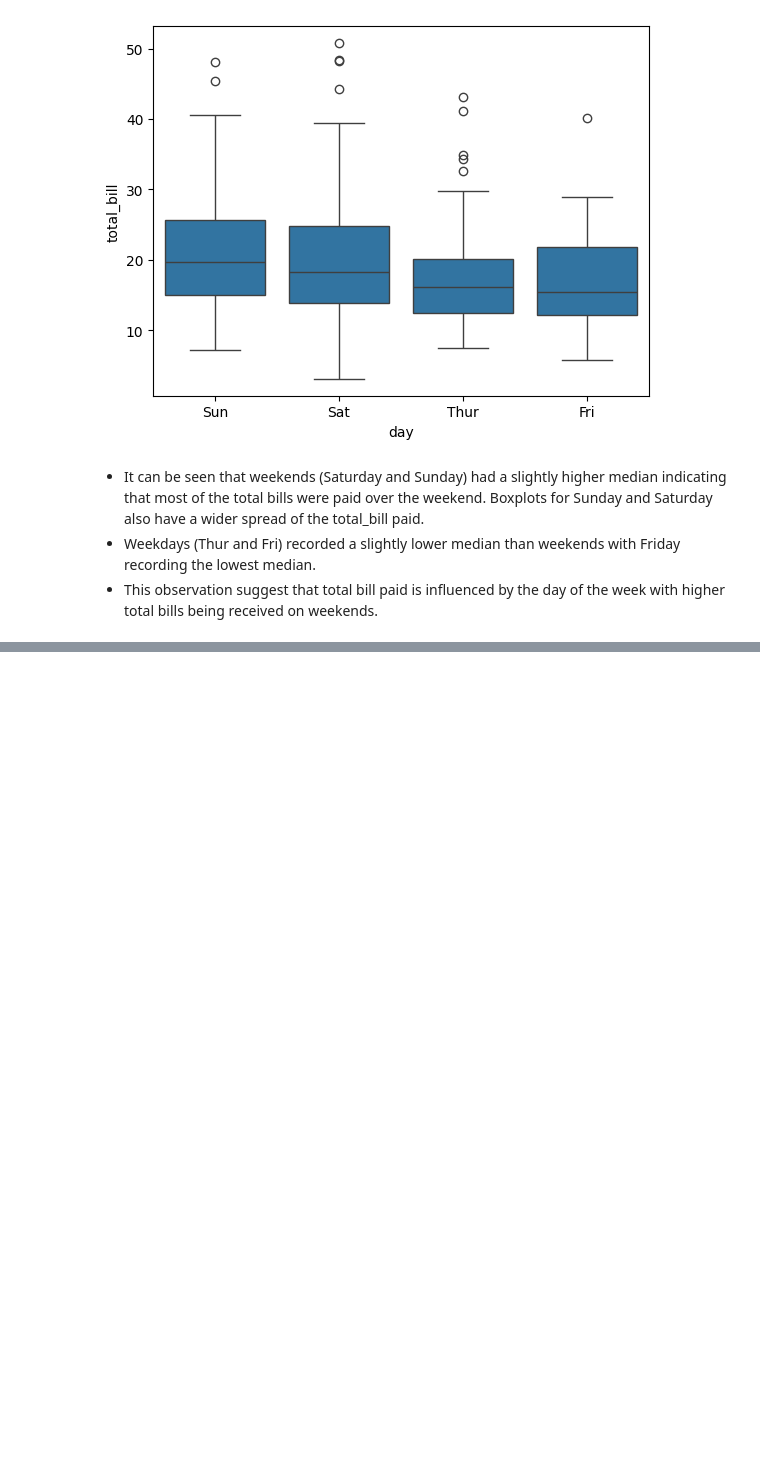
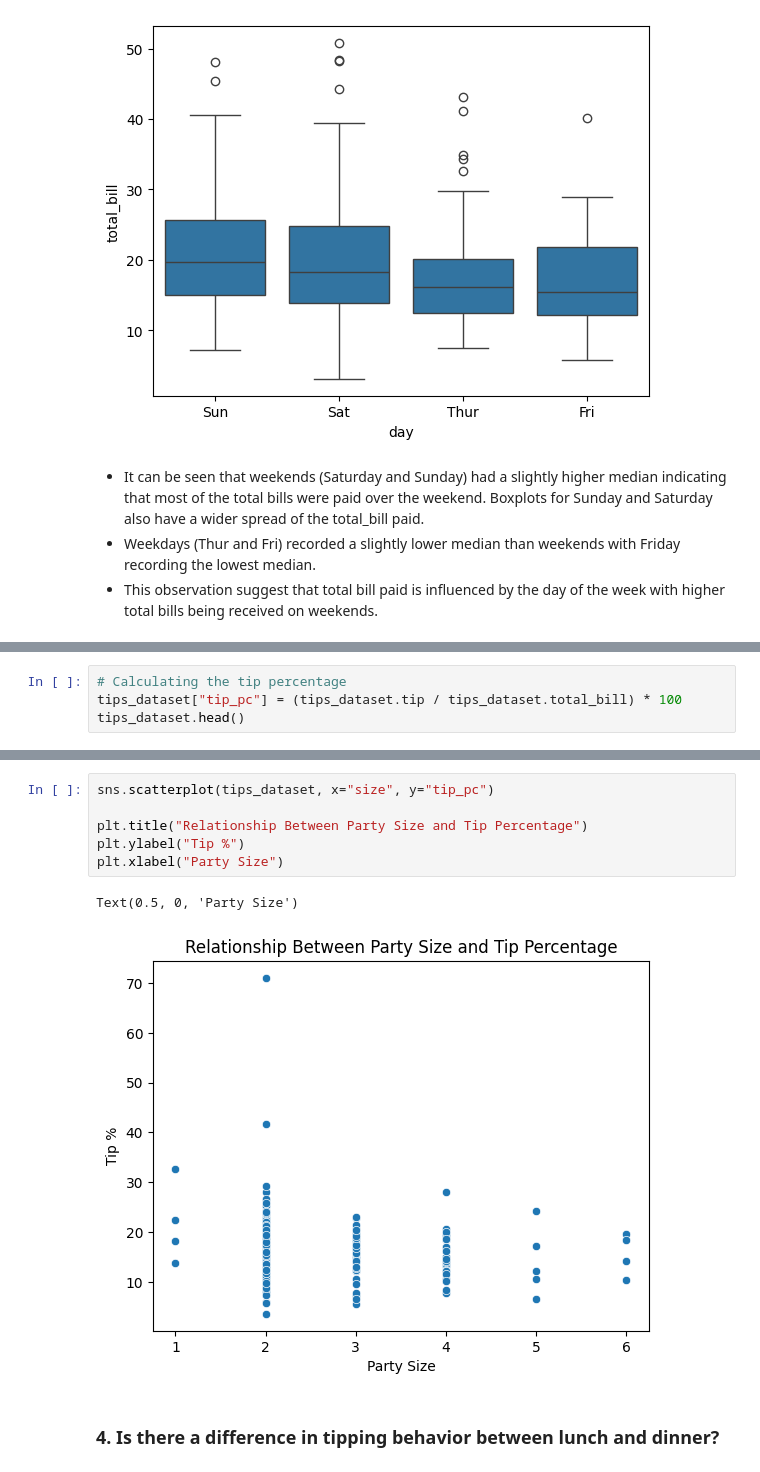
Before and after one commit to mut-rogers/tipsEDA, a Jupyter notebook: tips.ipynb, the cells around one changed output, grey strips where cells are left out. Cells and saved outputs as stored; diff of their text form; blank space fills up the shorter version.

```diff
--- a/tips.ipynb
+++ b/tips.ipynb
@@ -132,0 +145,4 @@ sns.boxplot(tips_dataset, x="day", y="total_bill")
+# %%
+# Calculating the tip percentage
+tips_dataset["tip_pc"] = (tips_dataset.tip / tips_dataset.total_bill) * 100
+tips_dataset.head()
@@ -132,0 +156,11 @@ sns.boxplot(tips_dataset, x="day", y="total_bill")
+# %%
+sns.scatterplot(tips_dataset, x="size", y="tip_pc")
+
+plt.title("Relationship Between Party Size and Tip Percentage")
+plt.ylabel("Tip %")
+plt.xlabel("Party Size")
+# %% [output]
+Text(0.5, 0, 'Party Size')
+[figure, added]
+# %% [markdown]
+### 4. Is there a difference in tipping behavior between lunch and dinner?
```
Also changed, not shown: parts of 13 cells of this notebook.
